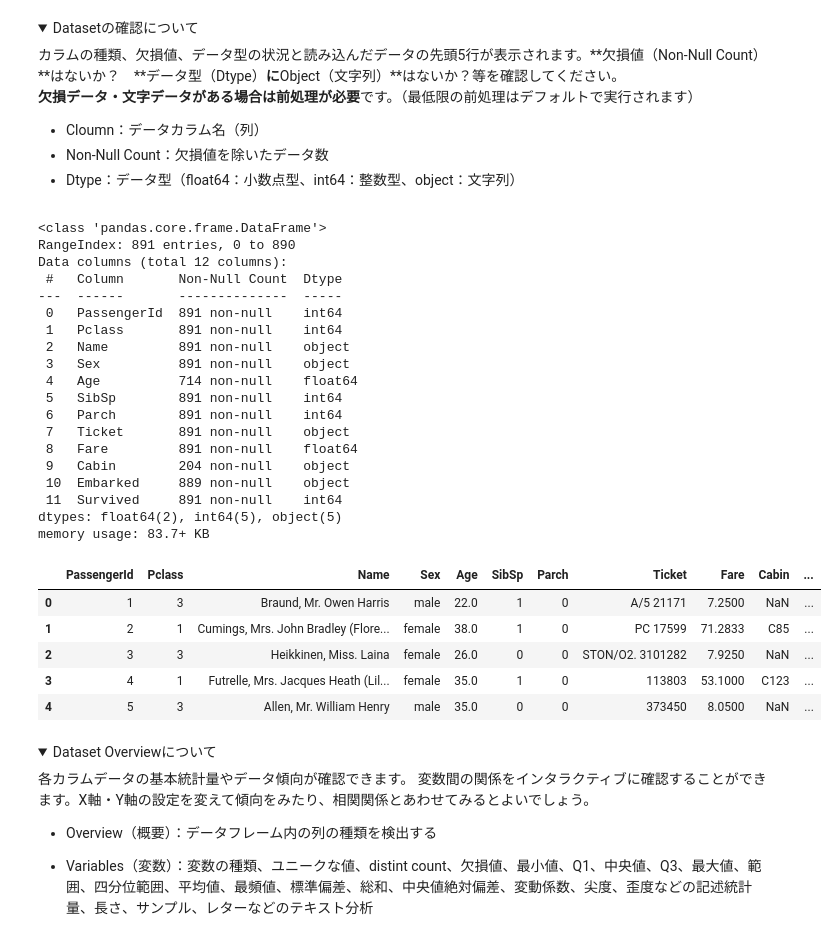
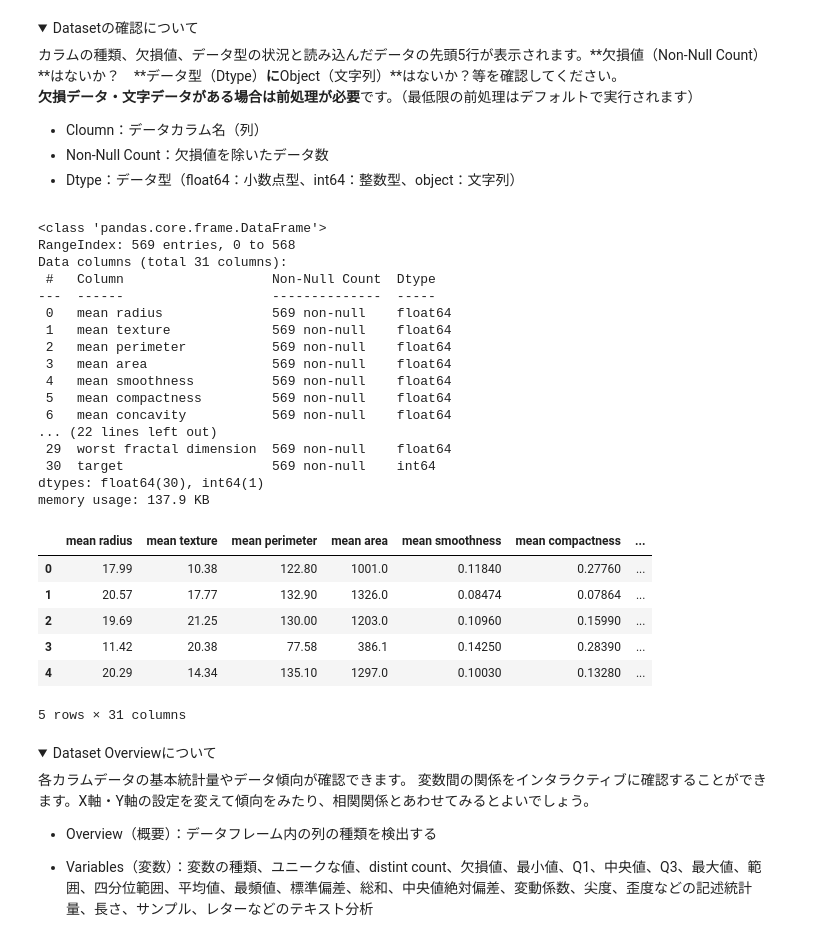
Before and after one commit to hima2b4/EDA_tools, a Jupyter notebook: EDA⇒特徴量選択⇒決定木.ipynb, the cells around one changed output. Cells and saved outputs as stored; diff of their text form; code cells hidden in the pictures; folded sections open.

```diff
--- a/EDA⇒特徴量選択⇒決定木.ipynb
+++ b/EDA⇒特徴量選択⇒決定木.ipynb
@@ -112,7 +115,7 @@ warnings.simplefilter('ignore')
 <details><summary>dataset_typeについて ：Classification（分類データ）か Regression（回帰データ）のいずれかを選択してください。</summary><div>
 # %%
 #@title **Select_Dataset** { run: "auto" }
-dataset = 'Titanic :binary' #@param ['Boston_housing :regression', 'Breast_cancer :binary','Titanic :binary', 'Iris :classification', 'Upload']
+dataset = 'Breast_cancer :binary' #@param ['Boston_housing :regression', 'Diabetes :regression', 'Breast_cancer :binary','Titanic :binary', 'Iris :classification', 'Upload']
 
 #@title **Classification**（分類）or **Regression**（回帰）
 dataset_type = 'Classification' #@param ["Classification", "Regression"]
@@ -134,57 +137,62 @@ if dataset =='Upload':
 #  TARGET = df.columns[-1]
 #  X = df.loc[:, FEATURES]
 #  y = df.loc[:, TARGET]
+
+elif dataset == "Diabetes :regression":
+  from sklearn.datasets import load_diabetes
+  diabetes = load_diabetes()
+  df = pd.DataFrame(diabetes.data, columns=diabetes.feature_names)
+  df["target"] = diabetes.target
 
 elif dataset == "Breast_cancer :binary":
   X, y = load_data(data_type='classification')
   y = y.astype('int')    #なぜかfloatなのでintに
   df = pd.concat([X, y], axis=1)
 
 elif dataset == "Titanic :binary":
   df = load_dataset("titanic")
   X = df.drop(['Survived'], axis=1) # 目的変数を除いたデータ
   y = df['Survived'] # 目的変数
   df = pd.concat([X, y], axis=1)
 #  FEATURES = df.columns[:-1]
 #  TARGET = df.columns[-1]
 #  X = df.loc[:, FEATURES]
 #  y = df.loc[:, TARGET]
 
 elif dataset == "Iris :classification":
   df = load_dataset("iris")
 
 else:
   X, y = load_data(data_type='regression')
   df = pd.concat([X, y], axis=1)
 
 df.info()
 df.head()
 # %% [output]
 <class 'pandas.core.frame.DataFrame'>
-RangeIndex: 891 entries, 0 to 890
-Data columns (total 12 columns):
- #   Column       Non-Null Count  Dtype
----  ------       --------------  -----
- 0   PassengerId  891 non-null    int64
- 1   Pclass       891 non-null    int64
- 2   Name         891 non-null    object
- 3   Sex          891 non-null    object
- 4   Age          714 non-null    float64
- 5   SibSp        891 non-null    int64
- 6   Parch        891 non-null    int64
- 7   Ticket       891 non-null    object
- 8   Fare         891 non-null    float64
- 9   Cabin        204 non-null    object
- 10  Embarked     889 non-null    object
- 11  Survived     891 non-null    int64
-dtypes: float64(2), int64(5), object(5)
-memory usage: 83.7+ KB
+RangeIndex: 569 entries, 0 to 568
+Data columns (total 31 columns):
+ #   Column                   Non-Null Count  Dtype
+---  ------                   --------------  -----
+ 0   mean radius              569 non-null    float64
+ 1   mean texture             569 non-null    float64
+ 2   mean perimeter           569 non-null    float64
+ 3   mean area                569 non-null    float64
+ 4   mean smoothness          569 non-null    float64
+ 5   mean compactness         569 non-null    float64
+ 6   mean concavity           569 non-null    float64
+... (22 lines left out)
+ 29  worst fractal dimension  569 non-null    float64
+ 30  target                   569 non-null    int64
+dtypes: float64(30), int64(1)
+memory usage: 137.9 KB
-|  | PassengerId | Pclass | Name | Sex | Age | SibSp | Parch | Ticket | Fare | Cabin | ... |
-| 0 | 1 | 3 | Braund, Mr. Owen Harris | male | 22.0 | 1 | 0 | A/5 21171 | 7.2500 | NaN | ... |
-| 1 | 2 | 1 | Cumings, Mrs. John Bradley (Flore... | female | 38.0 | 1 | 0 | PC 17599 | 71.2833 | C85 | ... |
-| 2 | 3 | 3 | Heikkinen, Miss. Laina | female | 26.0 | 0 | 0 | STON/O2. 3101282 | 7.9250 | NaN | ... |
-| 3 | 4 | 1 | Futrelle, Mrs. Jacques Heath (Lil... | female | 35.0 | 1 | 0 | 113803 | 53.1000 | C123 | ... |
-| 4 | 5 | 3 | Allen, Mr. William Henry | male | 35.0 | 0 | 0 | 373450 | 8.0500 | NaN | ... |
+|  | mean radius | mean texture | mean perimeter | mean area | mean smoothness | mean compactness | ... |
+| 0 | 17.99 | 10.38 | 122.80 | 1001.0 | 0.11840 | 0.27760 | ... |
+| 1 | 20.57 | 17.77 | 132.90 | 1326.0 | 0.08474 | 0.07864 | ... |
+| 2 | 19.69 | 21.25 | 130.00 | 1203.0 | 0.10960 | 0.15990 | ... |
+| 3 | 11.42 | 20.38 | 77.58 | 386.1 | 0.14250 | 0.28390 | ... |
+| 4 | 20.29 | 14.34 | 135.10 | 1297.0 | 0.10030 | 0.13280 | ... |
+5 rows × 31 columns
 # %% [markdown]
 <details><summary>Dataset Overviewについて</summary><div>
 各カラムデータの基本統計量やデータ傾向が確認できます。
```
Also changed, not shown: parts of 19 cells of this notebook.
